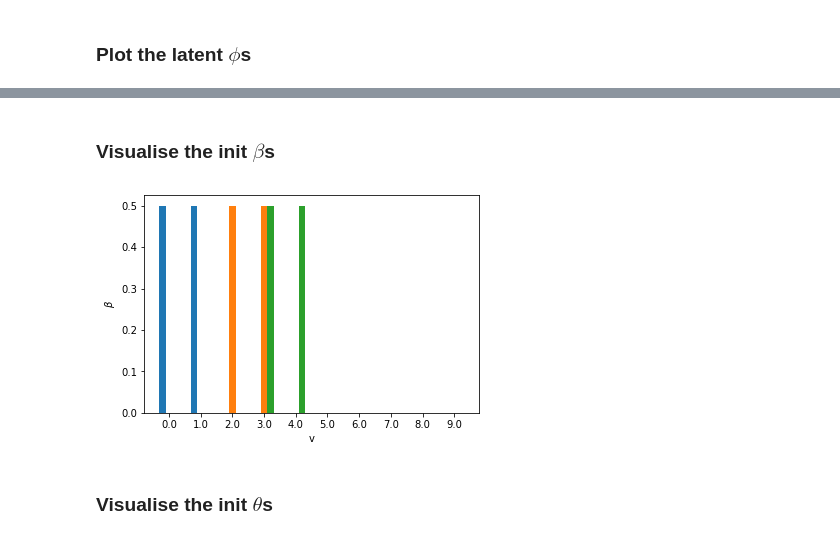
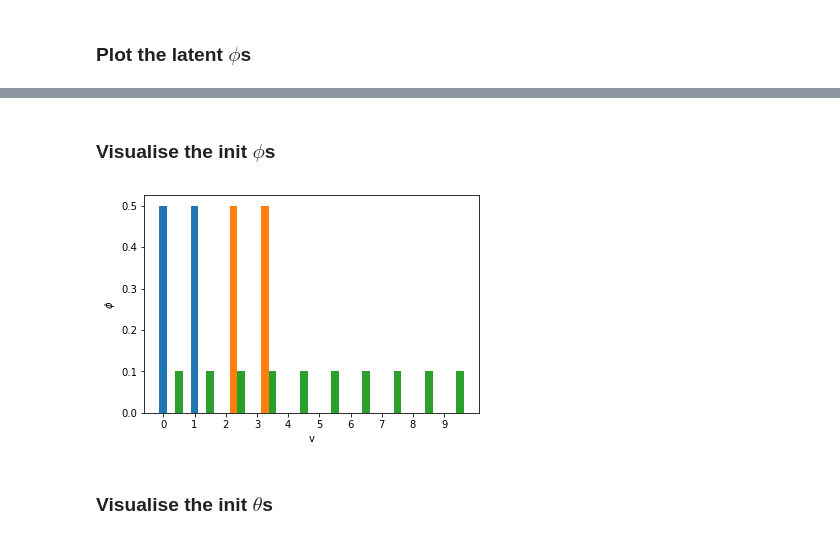
Before and after one commit to perdaug/ssmsi, a Jupyter notebook: notebooks/experiments/train_synthethic-corpus.ipynb, the cells around one changed output, grey strips where cells are left out. Cells and saved outputs as stored; diff of their text form; code cells hidden in the pictures.

```diff
--- a/notebooks/experiments/train_synthethic-corpus.ipynb
+++ b/notebooks/experiments/train_synthethic-corpus.ipynb
@@ -180,9 +172,10 @@ visualiser_corpus.plot_latent_phis(phi_nonar_average, title='Non-AR')
 # %% [markdown]
-### Visualise the init $\beta$s
+### Visualise the init $\phi$s
-# %%
-visualiser_corpus.plot_init_betas(beta_init)
-# plt.savefig('betas.png')
-# %% [output]
-[figure, removed]
+# %%
+title='Topic term overlap: enabled $\quad$ Error overlap: disabled'
+title=''
+visualiser_corpus.plot_init_phi(beta_init, title)
+# %% [output]
+[figure, added]
 # %% [markdown]
 ### Visualise the init $\theta$s
```
Also changed, not shown: parts of 22 cells of this notebook, 27 other files.
